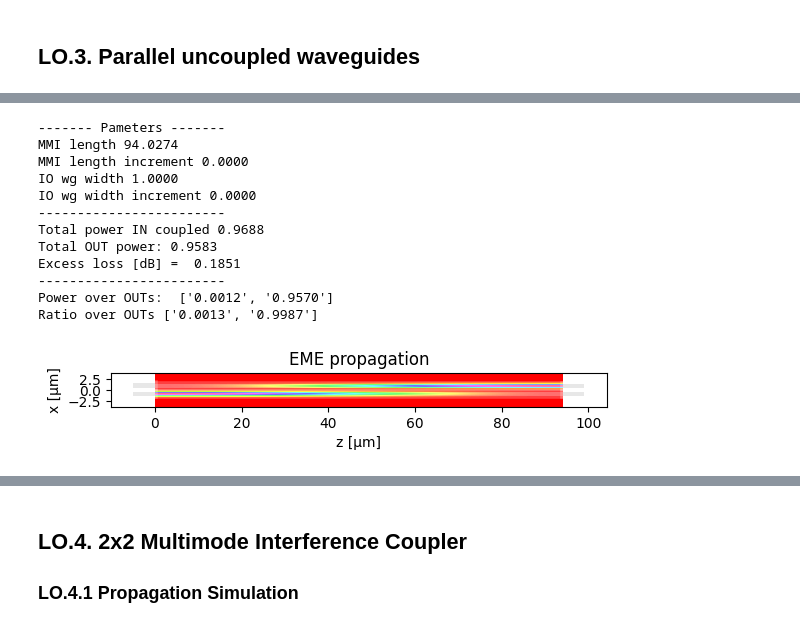
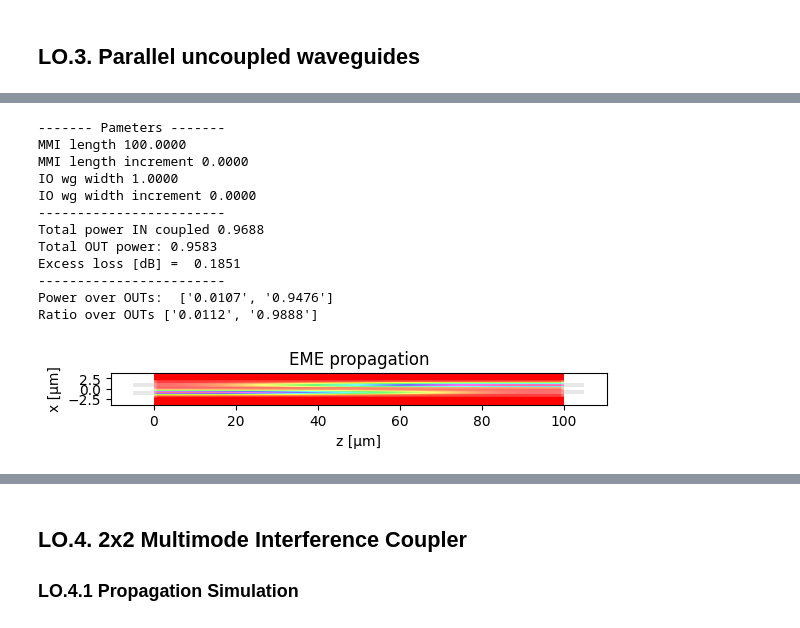
Before and after one commit to marcoscaranana/pic-upv-lab2, a Jupyter notebook: COUPLERS_Student.ipynb, the cells around one changed output, grey strips where cells are left out. Cells and saved outputs as stored; diff of their text form; code cells hidden in the pictures.

```diff
--- a/COUPLERS_Student.ipynb
+++ b/COUPLERS_Student.ipynb
@@ -111,6 +111,8 @@ wg_width = 1.2 # Student. Core waveguides width
 
 d = wg_width + wg_gap
 wg_N = 2
+
+L_pi_array = [0,0,0,0,0,0,0,0,0,0,0]
 
 m = DC_EME() # Here you instantiate a Directional Coupler to be simulated with the Eigen-mode expansion (EME) algorithm.
 m.MMI_num_modes = 12 # Number of modes to be calculated. Here, the higher, the better since we are going to calculate
@@ -123,10 +125,10 @@ m.DC_N_waveguides = wg_N
 m.find_all_modes()
 
 # 2) Get the L_pi
-L_pi = m.get_L_pi()
-print("L_pi =", L_pi, " µm")
+L_pi_array[0] = m.get_L_pi()
+print("L_pi =", L_pi_array [0], " µm")
 
-L = L_pi
+L = 100
 
 m.L_MMI = L
 
@@ -136,14 +138,14 @@ L_pi = 94.02742605180423  µm
 ------- Pameters -------
-MMI length 94.0274
+MMI length 100.0000
 MMI length increment 0.0000
 IO wg width 1.0000
 IO wg width increment 0.0000
 ------------------------
 Total power IN coupled 0.9688
 Total OUT power: 0.9583
 Excess loss [dB] =  0.1851
 ------------------------
-Power over OUTs:  ['0.0012', '0.9570']
-Ratio over OUTs ['0.0013', '0.9987']
+Power over OUTs:  ['0.0107', '0.9476']
+Ratio over OUTs ['0.0112', '0.9888']
-[figure, old version]
+[figure, new version]
 # %%
```
Also changed, not shown: parts of 19 cells of this notebook.
